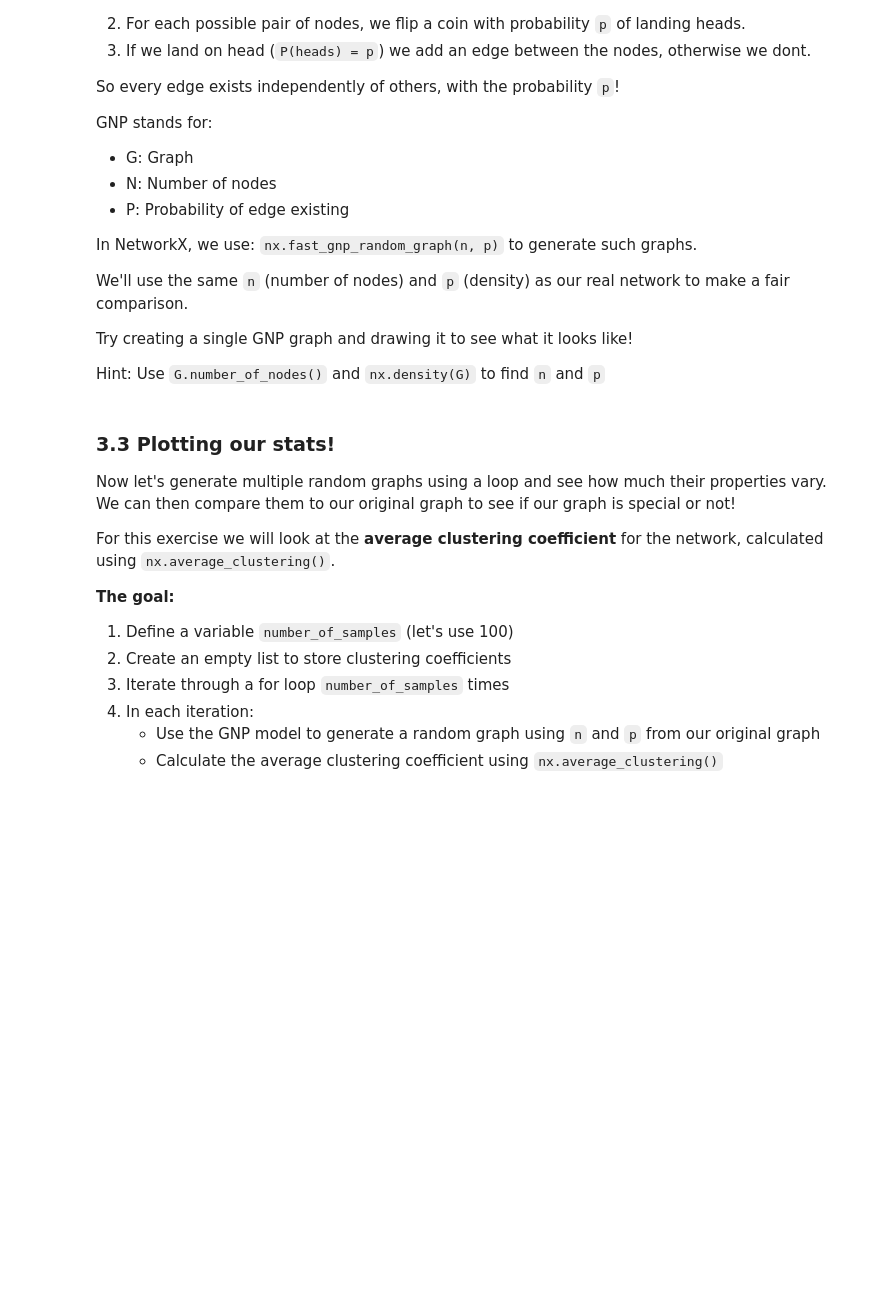
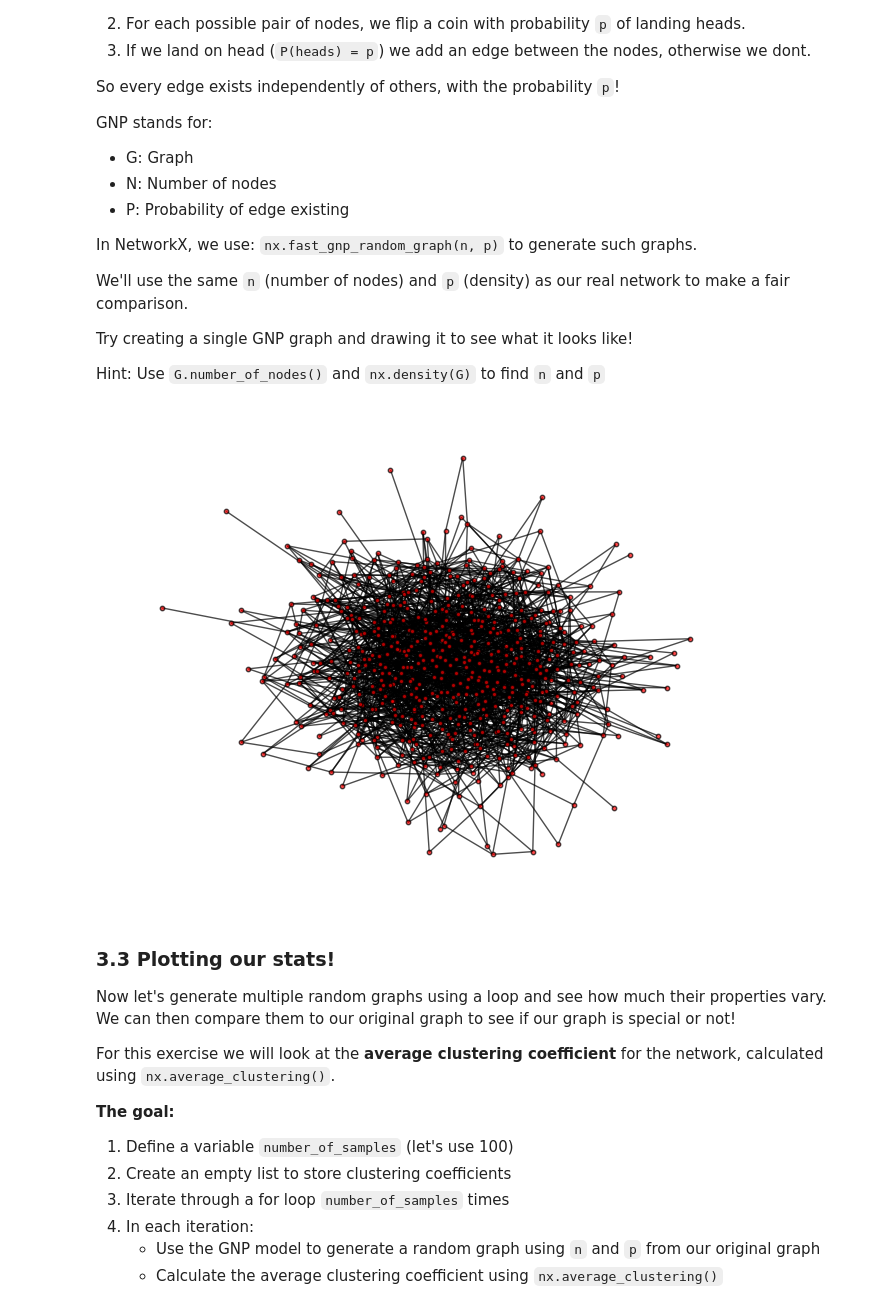
Before and after one commit to rahulsunilkumar/BIOL4559homework, a Jupyter notebook: lab/lab-06.ipynb, the cells around one changed output. Saved outputs shown, nothing was run; the diff lists cells and outputs as text; code cells hidden in the pictures; blank space fills up the shorter version.

```diff
--- a/lab/lab-06.ipynb
+++ b/lab/lab-06.ipynb
@@ -107,13 +128,15 @@ Try creating a single GNP graph and drawing it to see what it looks like!
 Hint: Use `G.number_of_nodes()` and `nx.density(G)` to find `n` and `p`
 # %%
 # TODO: Define `n` and `p`
-n = _____
-p = _____
+n = G.number_of_nodes()
+p = nx.density(G)
 
 # TODO: Add the missing arguments
-G_gnp = nx.fast_gnp_random_graph(___, ___)
+G_gnp = nx.fast_gnp_random_graph(n, p)
 
 nx.draw(G_gnp, node_color = 'red', node_size = 10, edgecolors='black', alpha = 0.7)
+# %% [output]
+[figure, added]
 # %% [markdown]
 ### 3.3 Plotting our stats!
 Now let's generate multiple random graphs using a loop and see how much their properties vary. We can then compare them to our original graph to see if our graph is special or not!
```
Also changed, not shown: parts of 9 cells of this notebook, 1 other file.
